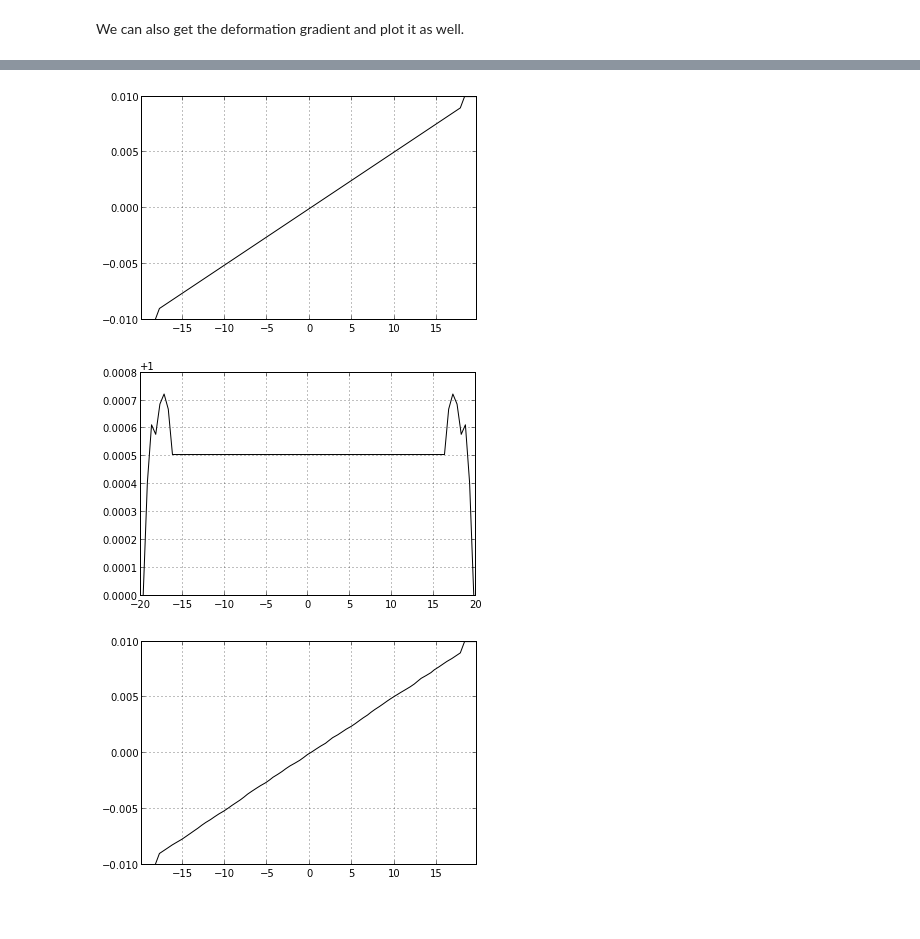
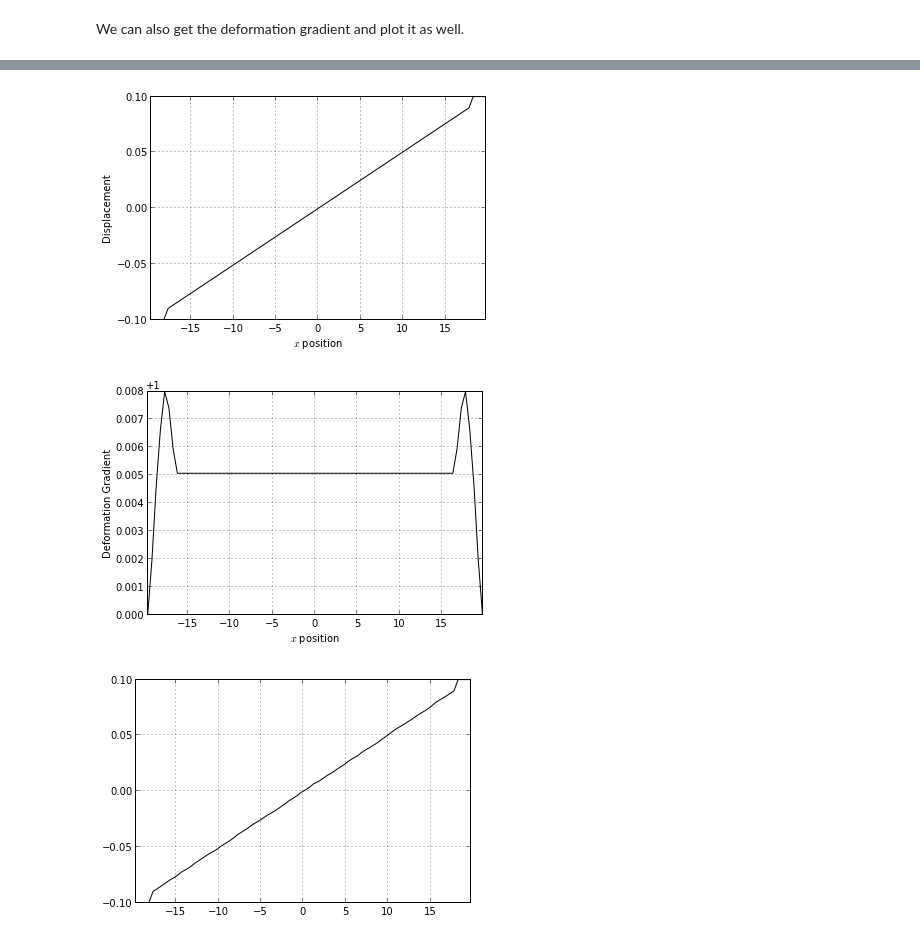
Before and after one commit to johntfoster/1DPDpy, a Jupyter notebook: PD1D.ipynb, the cells around one changed output, grey strips where cells are left out. Saved outputs shown, nothing was run; the diff lists cells and outputs as text; code cells hidden in the pictures; blank space fills up the shorter version.

Commit message:
More bug fixes, added plots legend

```diff
--- a/PD1D.ipynb
+++ b/PD1D.ipynb
@@ -151,25 +150,29 @@ plt.axis();
 # %%
 fixed_length = 40
 delta_x = 0.5
 fixed_horizon = 3.5 * delta_x
 
 problem3 = PD_Problem(bar_length=fixed_length, number_of_elements=(fixed_length/delta_x),
                       horizon=fixed_horizon, constitutive_model_flag='correspondence', randomization_factor=0.0)
-problem3.solve(prescribed_displacement=0.01)
+problem3.solve(prescribed_displacement=0.1)
 disp3 = problem3.get_solution()
 nodes3 = problem3.get_nodes()
 plt.plot(nodes3, disp3, 'k-');
 plt.grid(b=True);
 plt.axis('tight');
+plt.xlabel('$x$ position');
+plt.ylabel('Displacement');
 # %% [output]
-[figure, old version]
+[figure, new version]
 # %%
 def_grad3 = problem3.get_deformation_gradient()
 plt.plot(nodes3, def_grad3, 'k-');
 plt.grid(b=True);
-plt.axis();
+plt.axis('tight');
+plt.xlabel('$x$ position');
+plt.ylabel('Deformation Gradient');
 # %% [output]
-[figure, old version]
+[figure, new version]
 # %%
 fixed_length = 40
 delta_x = 0.5
@@ -177,14 +180,14 @@ fixed_horizon = 3.5 * delta_x
 
 problem4 = PD_Problem(bar_length=fixed_length, number_of_elements=(fixed_length/delta_x),
                       horizon=fixed_horizon, constitutive_model_flag='correspondence', randomization_factor=0.3)
-problem4.solve(prescribed_displacement=0.01)
+problem4.solve(prescribed_displacement=0.1)
 disp4 = problem4.get_solution()
 nodes4 = problem4.get_nodes()
 plt.plot(nodes4, disp4, 'k-');
 plt.grid(b=True);
 plt.axis('tight');
 # %% [output]
-[figure, old version]
+[figure, new version]
 # %%
 def_grad4 = problem4.get_deformation_gradient()
 plt.plot(nodes4, def_grad4, 'k-');
```
Also changed, not shown: parts of 7 cells of this notebook, 1 other file.
